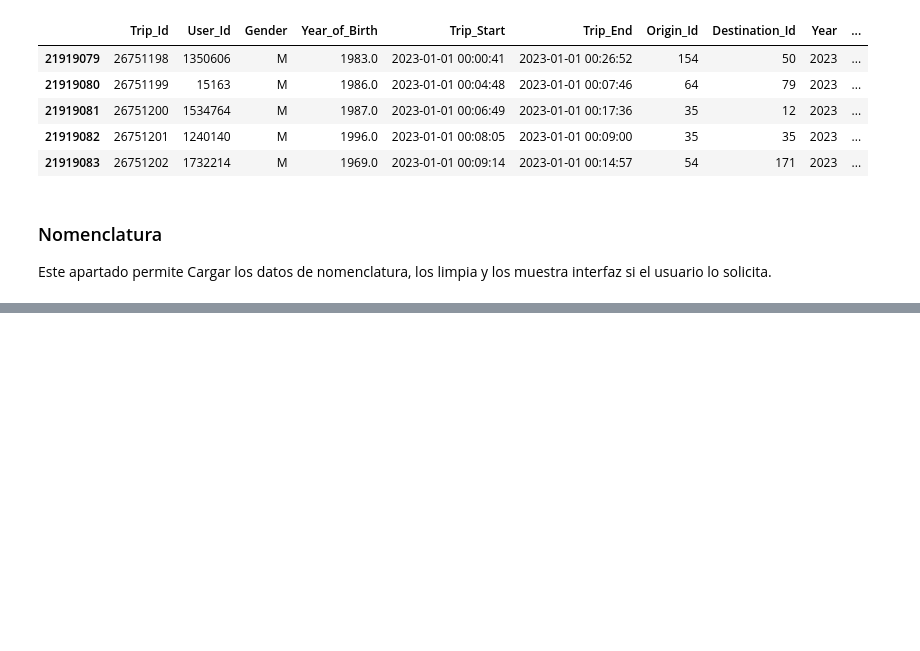
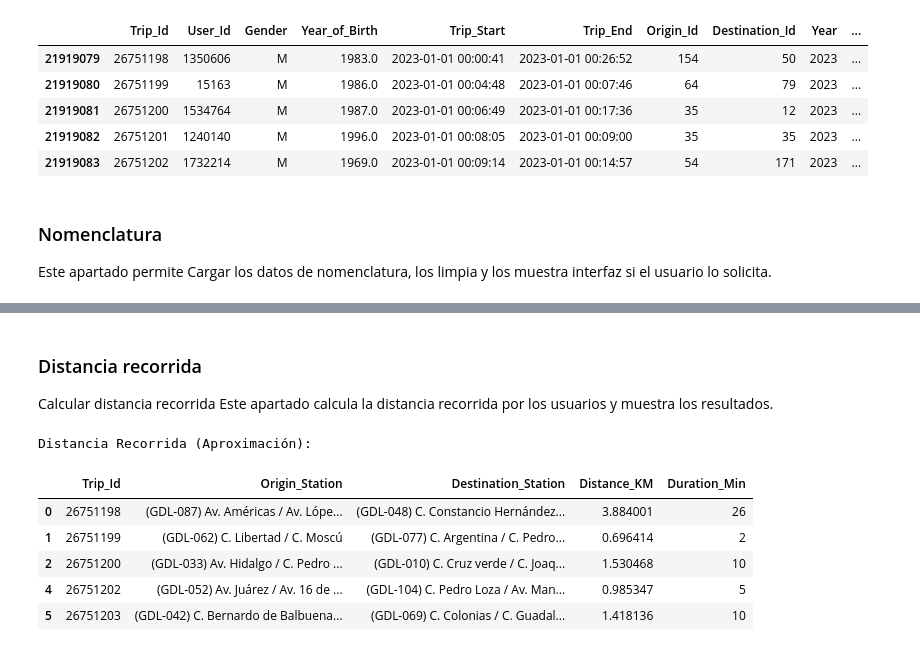
Before and after one commit to victortelles/MiBici-Dashboard, a Jupyter notebook: proyecto_mi_bici.ipynb, the cells around one changed output, grey strips where cells are left out. Drawn from its saved outputs; the diff is of its cells as text; code cells hidden in the pictures; blank space fills up the shorter version.

```diff
--- a/proyecto_mi_bici.ipynb
+++ b/proyecto_mi_bici.ipynb
@@ -1468,0 +1570,20 @@ if mostrar_nomenclatura and nomenclatura_df is not None:
+# %% [markdown]
+### Distancia recorrida
+Calcular distancia recorrida
+Este apartado calcula la distancia recorrida por los usuarios y muestra los resultados.
+# %%
+# Calcular y mostrar distancia recorrida
+df_distancia = distancia_tiempo(datos_filtrados, nomenclatura_df)
+if df_distancia is not None and not df_distancia.empty:
+    print("Distancia Recorrida (Aproximación):")
+    display(df_distancia.head())
+else:
+    print('No hay datos disponibles para mostrar.')
+# %% [output]
+Distancia Recorrida (Aproximación):
+|  | Trip_Id | Origin_Station | Destination_Station | Distance_KM | Duration_Min |
+| 0 | 26751198 | (GDL-087) Av. Américas / Av. Lópe... | (GDL-048) C. Constancio Hernández... | 3.884001 | 26 |
+| 1 | 26751199 | (GDL-062) C. Libertad / C. Moscú | (GDL-077) C. Argentina / C. Pedro... | 0.696414 | 2 |
+| 2 | 26751200 | (GDL-033) Av. Hidalgo / C. Pedro ... | (GDL-010) C. Cruz verde / C. Joaq... | 1.530468 | 10 |
+| 4 | 26751202 | (GDL-052) Av. Juárez / Av. 16 de ... | (GDL-104) C. Pedro Loza / Av. Man... | 0.985347 | 5 |
+| 5 | 26751203 | (GDL-042) C. Bernardo de Balbuena... | (GDL-069) C. Colonias / C. Guadal... | 1.418136 | 10 |
```
Also changed, not shown: parts of 11 cells of this notebook.
